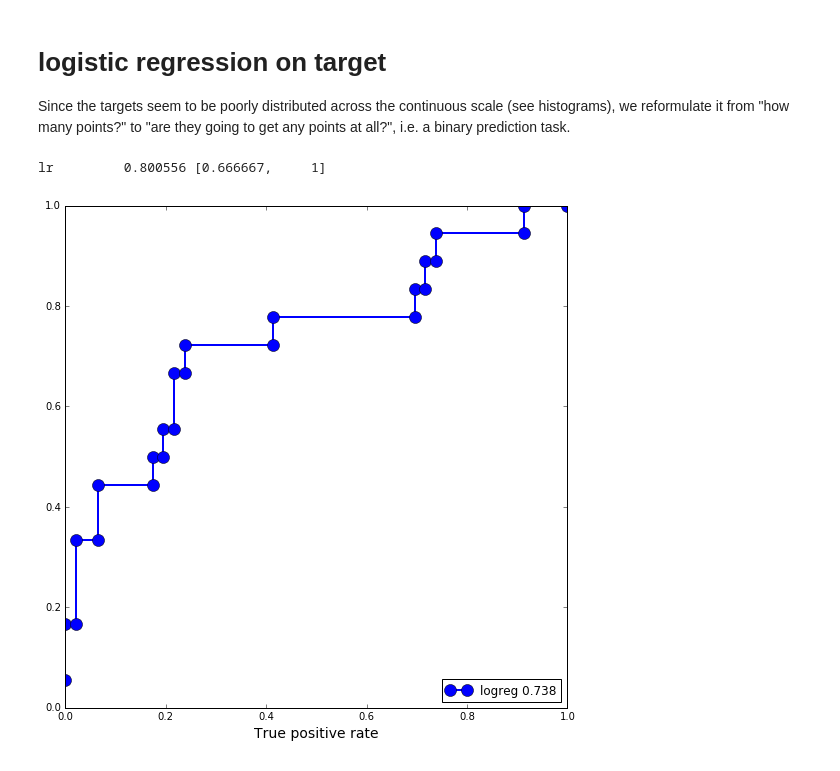
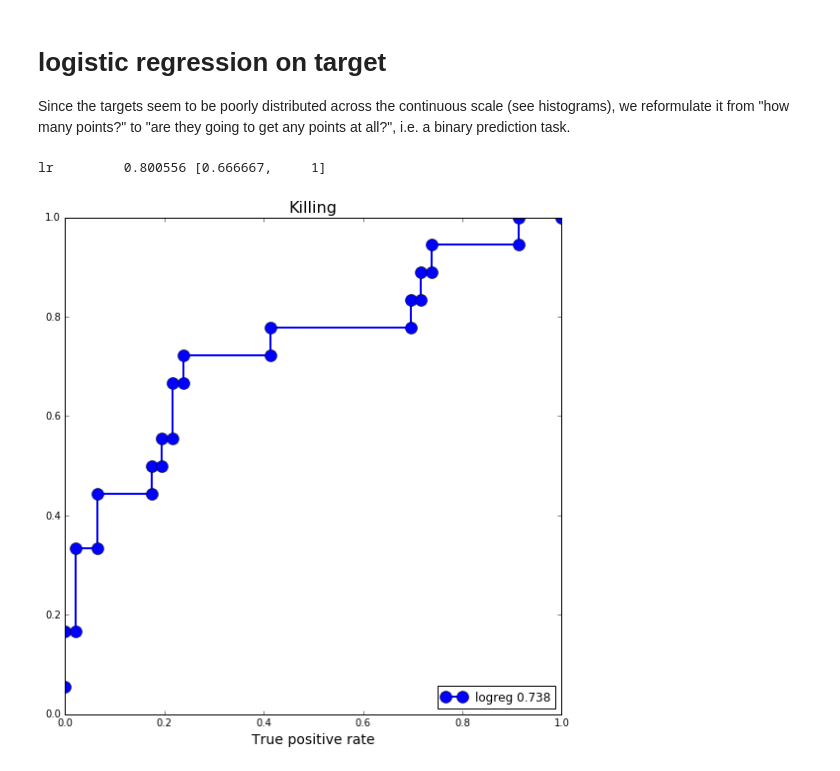
Before and after one commit to alistairewj/got-predictions, a Jupyter notebook: got-analysis.ipynb, the cells around one changed output. Drawn from its saved outputs; the diff is of its cells as text; code cells hidden in the pictures.

```diff
--- a/got-analysis.ipynb
+++ b/got-analysis.ipynb
@@ -146,42 +161,48 @@ df_data.head()
 
 Since the targets seem to be poorly distributed across the continuous scale (see histograms), we reformulate it from "how many points?" to "are they going to get any points at all?", i.e. a binary prediction task.
 # %%
-# pull data - first column is the target
+# decide which target to use
+# 'Total','Killing','SexNudity','Injury','Insult','Drinking'
+y_name = 'Killing'
+
+# prep data
 X = df_data[idxData].values
-target = df['Killing'].values
+target = df[y_name].values
 X = X[:,1:X.shape[1]]
 y = target > 0
+
 
 # workaround cross_val_predict returning 0s/1s - calling this makes it return probabilities
 class proba_logreg(LogisticRegression):
     def predict(self, X):
         return LogisticRegression.predict_proba(self, X)
 
 # cross-validation performance
 mdl = "logreg"
 model = LogisticRegression(fit_intercept=True)
 estimator = Pipeline([("imputer", Imputer(missing_values='NaN',
                                       strategy="mean",
                                       axis=0)),
                   ("scaler", StandardScaler()),
                   ("lr", model)])
 scores = cross_val_score(estimator, X, y, scoring='roc_auc',cv=5)
 print('{:10s} {:5g} [{:5g}, {:5g}]'.format("lr", np.mean(scores), np.min(scores), np.max(scores) ))
 
-# plot a roc curve
+# plot a roc curve by getting cross-validation predictions
 predicted = cross_val_predict(proba_logreg(), X, y, cv=10)
 predicted = predicted[:,1]
 
 plt.figure(figsize=[9,9])
 ax = plt.gca()
 fpr, tpr, thresholds = metrics.roc_curve(y, predicted, pos_label=1)
 plt.plot(fpr, tpr, 'bo-',lw=2,markersize=12,
         label=mdl + ' ' + '%0.3f' % metrics.auc(fpr, tpr))
 plt.xlabel('False positive rate',fontsize=14)
 plt.xlabel('True positive rate',fontsize=14)
 plt.legend(loc='lower right')
+plt.title(y_name,fontsize=16)
 plt.show()
 # %% [output]
 lr         0.800556 [0.666667,     1]
-[figure, old version]
+[figure, new version]
 # %%
```
Also changed, not shown: parts of 6 cells of this notebook.
